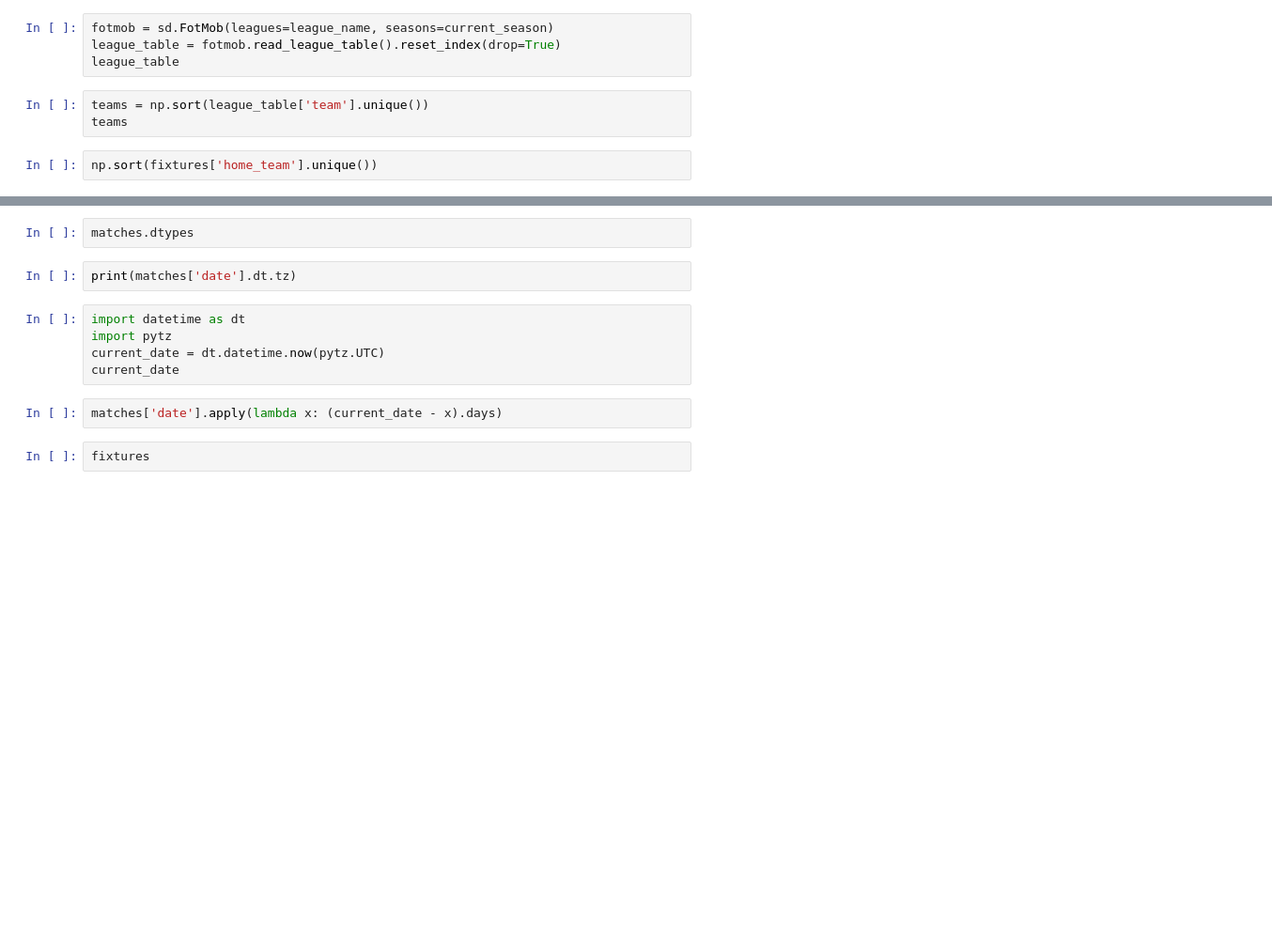
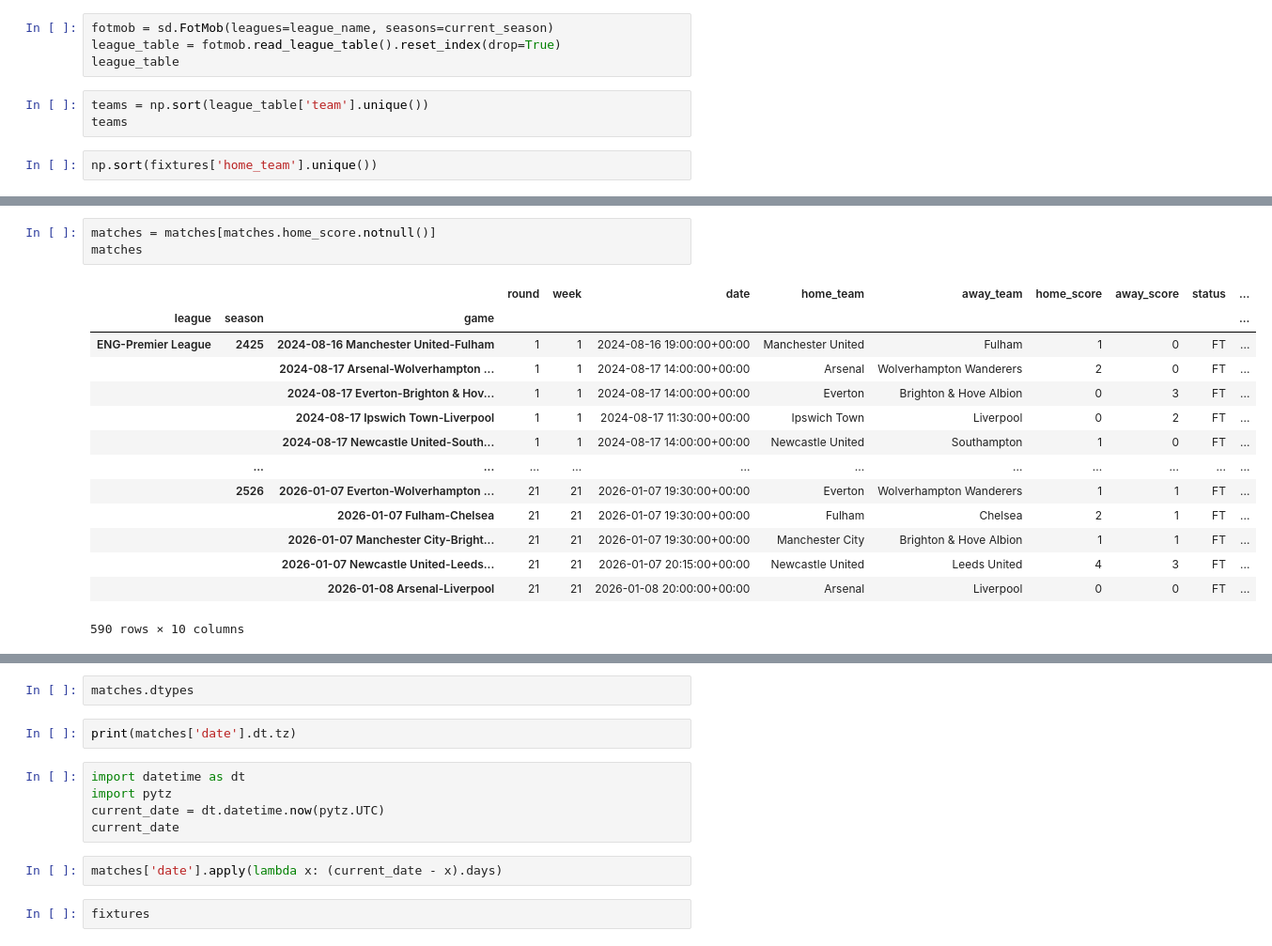
Before and after one commit to jaksticks/match_prediction, a Jupyter notebook: notebooks/soccer_data.ipynb, the cells around one changed output, grey strips where cells are left out. Shown at 94% size. Drawn from its saved outputs; the diff is of its cells as text; blank space fills up the shorter version.

```diff
--- a/notebooks/soccer_data.ipynb
+++ b/notebooks/soccer_data.ipynb
@@ -32,0 +159,18 @@ matches
+# %%
+matches = matches[matches.home_score.notnull()]
+matches
+# %% [output]
+|  |  |  | round | week | date | home_team | away_team | home_score | away_score | status | ... |
+| league | season | game |  |  |  |  |  |  |  |  | ... |
+| ENG-Premier League | 2425 | 2024-08-16 Manchester United-Fulham | 1 | 1 | 2024-08-16 19:00:00+00:00 | Manchester United | Fulham | 1 | 0 | FT | ... |
+|  |  | 2024-08-17 Arsenal-Wolverhampton ... | 1 | 1 | 2024-08-17 14:00:00+00:00 | Arsenal | Wolverhampton Wanderers | 2 | 0 | FT | ... |
+|  |  | 2024-08-17 Everton-Brighton & Hov... | 1 | 1 | 2024-08-17 14:00:00+00:00 | Everton | Brighton & Hove Albion | 0 | 3 | FT | ... |
+|  |  | 2024-08-17 Ipswich Town-Liverpool | 1 | 1 | 2024-08-17 11:30:00+00:00 | Ipswich Town | Liverpool | 0 | 2 | FT | ... |
+|  |  | 2024-08-17 Newcastle United-South... | 1 | 1 | 2024-08-17 14:00:00+00:00 | Newcastle United | Southampton | 1 | 0 | FT | ... |
+|  | ... | ... | ... | ... | ... | ... | ... | ... | ... | ... | ... |
+|  | 2526 | 2026-01-07 Everton-Wolverhampton ... | 21 | 21 | 2026-01-07 19:30:00+00:00 | Everton | Wolverhampton Wanderers | 1 | 1 | FT | ... |
+|  |  | 2026-01-07 Fulham-Chelsea | 21 | 21 | 2026-01-07 19:30:00+00:00 | Fulham | Chelsea | 2 | 1 | FT | ... |
+|  |  | 2026-01-07 Manchester City-Bright... | 21 | 21 | 2026-01-07 19:30:00+00:00 | Manchester City | Brighton & Hove Albion | 1 | 1 | FT | ... |
+|  |  | 2026-01-07 Newcastle United-Leeds... | 21 | 21 | 2026-01-07 20:15:00+00:00 | Newcastle United | Leeds United | 4 | 3 | FT | ... |
+|  |  | 2026-01-08 Arsenal-Liverpool | 21 | 21 | 2026-01-08 20:00:00+00:00 | Arsenal | Liverpool | 0 | 0 | FT | ... |
+590 rows × 10 columns
```
Also changed, not shown: parts of 21 cells of this notebook, 14 other files.
